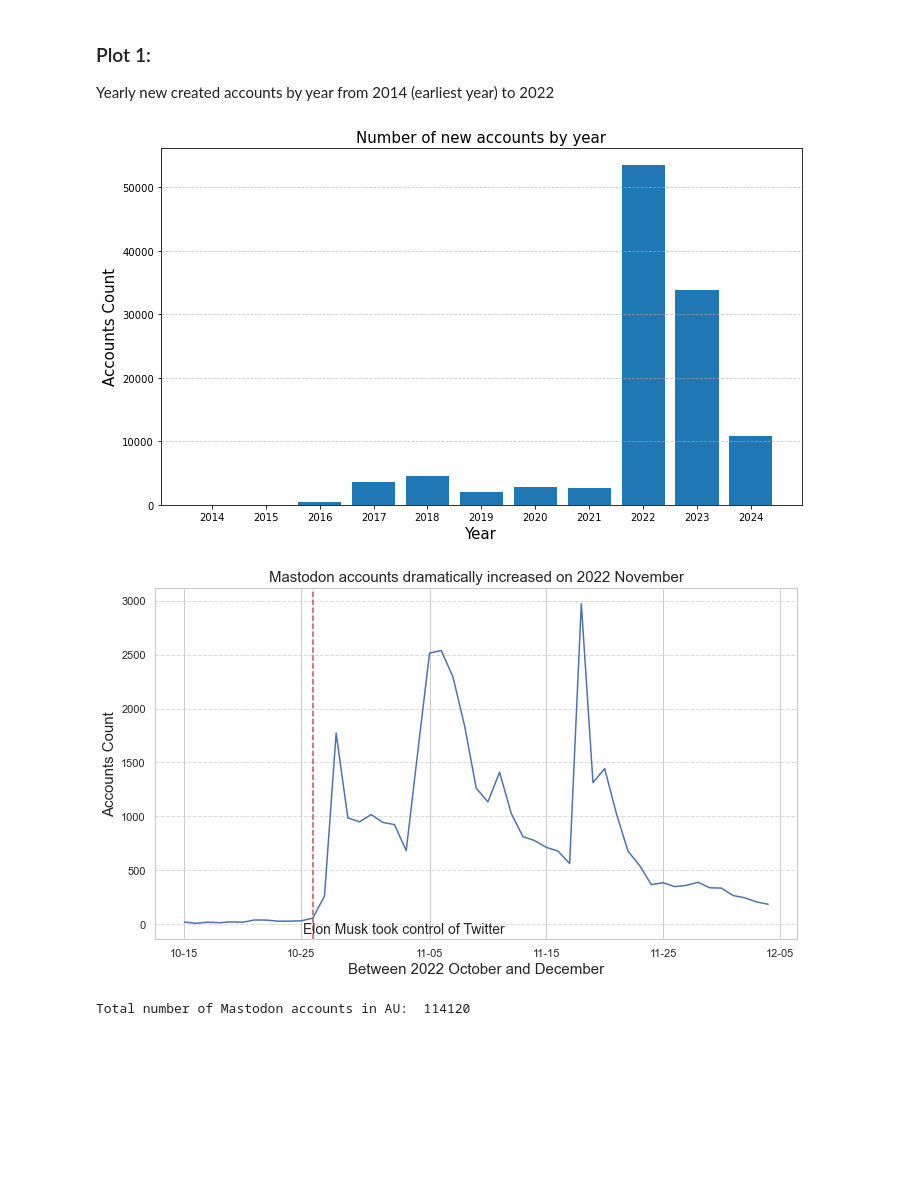
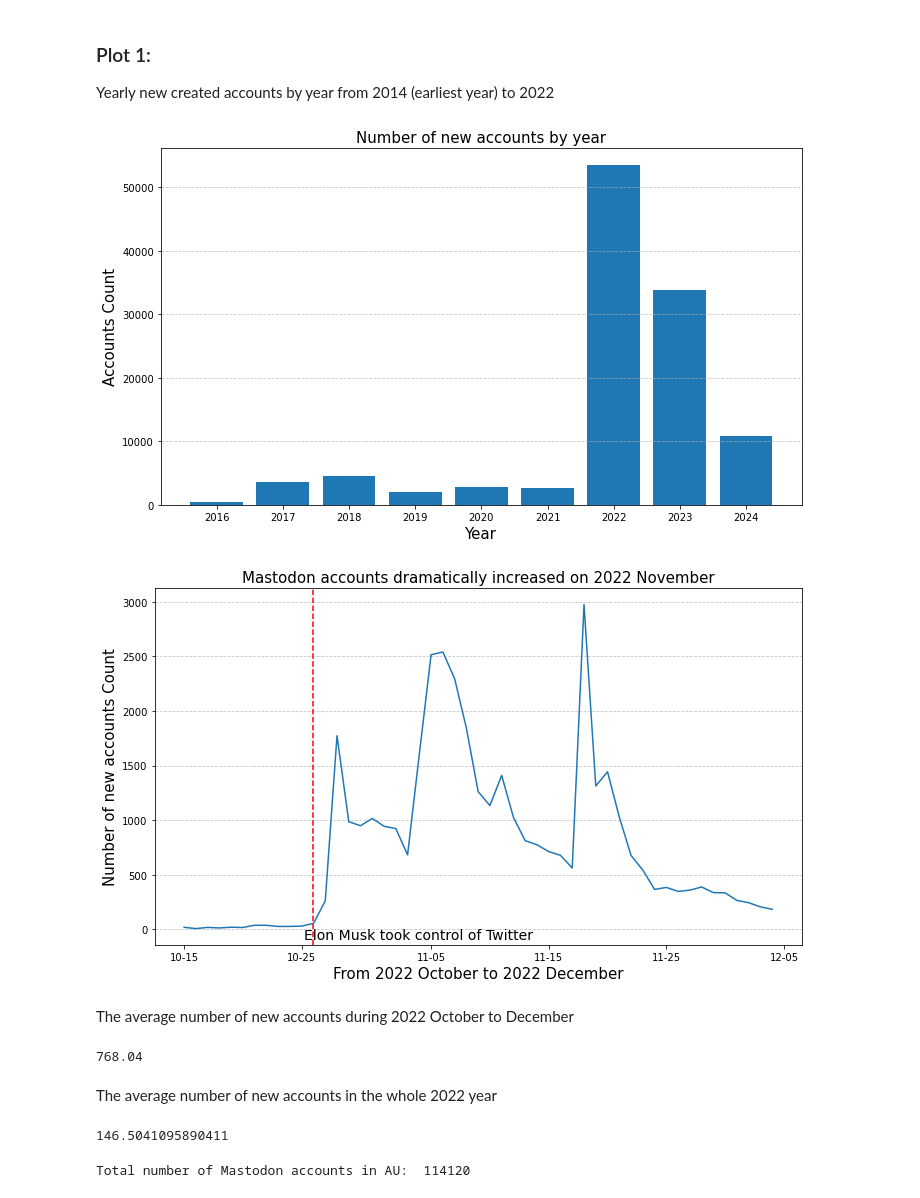
Before and after one commit to StevenDB995/COMP90024_Assignment2_Grp24, a Jupyter notebook: frontend/scenario1.ipynb, the cells around one changed output. Drawn from its saved outputs; the diff is of its cells as text; code cells hidden in the pictures; blank space fills up the shorter version.

Commit message:
Update descriptions and commends on scenario 3 visualisation

```diff
--- a/frontend/scenario1.ipynb
+++ b/frontend/scenario1.ipynb
@@ -19,3 +29,8 @@ import pandas as pd
+# %%
+field = "created_at"
+gte = '2016-01-18'
+lte = "2024-05-18"
+data = search_accounts(field, gte,lte)
 # %%
 account_df = pd.json_normalize(data['data'])
 # %%
@@ -54,27 +76,39 @@ plt.grid(axis='y', linestyle='--', alpha=0.7)
 plt.tight_layout()
 plt.show()
 # %% [output]
-[figure, old version]
+[figure, new version]
 # %%
 counts = account_df[(account_df['created_at'] >= "2022-10-15")&(account_df['created_at'] <= "2022-12-05")]
 df_grouped = counts.groupby([pd.Grouper(key='created_month'), pd.Grouper(key='created_day')]).size().reset_index(name='count')
 df_grouped['month_day'] = df_grouped['created_month'] +"-" + df_grouped['created_day']
 plt.figure(figsize=(10,6))
 plt.plot(df_grouped['month_day'], df_grouped['count'])
 plt.title("Mastodon accounts dramatically increased on 2022 November", fontsize = 15)
-plt.xlabel("Between 2022 October and December", fontsize = 15)
-plt.ylabel("Accounts Count", fontsize = 15)
+plt.xlabel("From 2022 October to 2022 December", fontsize = 15)
+plt.ylabel("Number of new accounts Count", fontsize = 15)
 x_values_to_display = ['10-15', '10-25','11-05', '11-15','11-25' ,'12-05']
 plt.xticks(x_values_to_display, x_values_to_display)
 plt.axvline(x="10-26", color='r', linestyle='--')
 plt.text(10.2, 10, 'Elon Musk took control of Twitter', verticalalignment='top', fontsize = 14)
 
 plt.grid(axis='y', linestyle='--', alpha=0.7)
 plt.tight_layout()
 plt.show()
 print("")
 # %% [output]
-[figure, old version]
+[figure, new version]
+# %% [markdown]
+The average number of new accounts during 2022 October to December
+# %%
+len(account_df[(account_df['created_at'] >= "2022-10-15")&(account_df['created_at'] <= "2022-12-05")])/50
+# %% [output]
+768.04
+# %% [markdown]
+The average number of new accounts in the whole 2022 year
+# %%
+len(account_df[(account_df['created_at'] >= "2022-01-01")&(account_df['created_at'] < "2023-01-01")])/365
+# %% [output]
+146.5041095890411
 # %%
 print("Total number of Mastodon accounts in AU: ", len(account_df))
 # %% [output]
```
Also changed, not shown: parts of 12 cells of this notebook, 1 other file.
